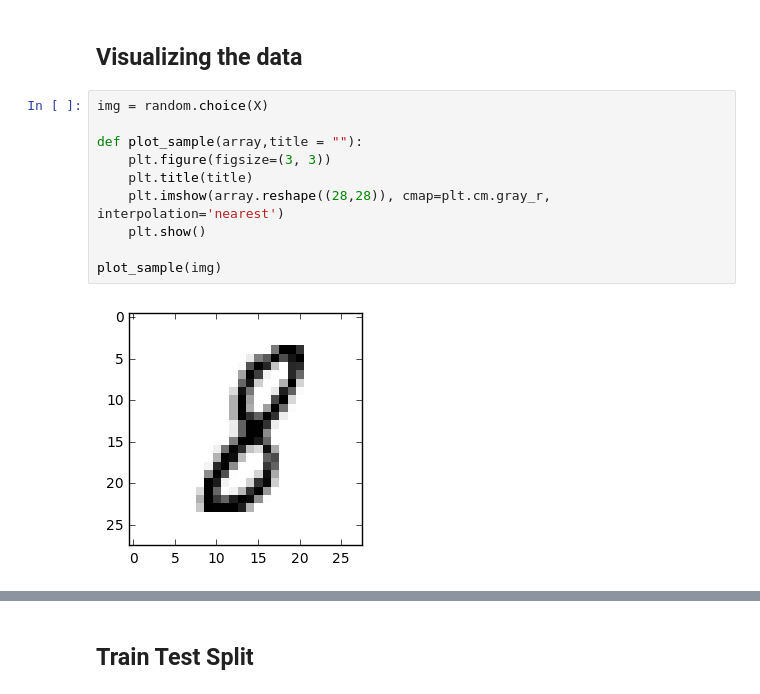
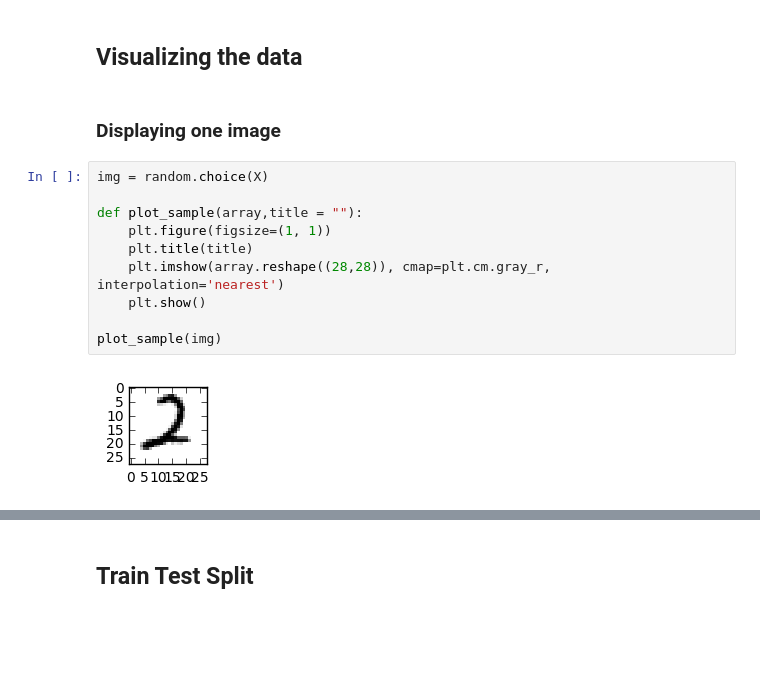
Before and after one commit to TheoLvs/machine-learning, a Jupyter notebook: 1. Computer Vision/2. MNIST Recognition.ipynb, the cells around one changed output, grey strips where cells are left out. Drawn from its saved outputs; the diff is of its cells as text; blank space fills up the shorter version.

```diff
--- a/1. Computer Vision/2. MNIST Recognition.ipynb
+++ b/1. Computer Vision/2. MNIST Recognition.ipynb
@@ -73,15 +73,17 @@ titles[:20]
 array([7, 3, 4, 6, 1, 8, 1, 0, 9, 8, 0, 3, 1, 2, 7, 0, 2, 9, 6, 0])
 # %% [markdown]
 ## Visualizing the data
+# %% [markdown]
+### Displaying one image
 # %%
 img = random.choice(X)
 
 def plot_sample(array,title = ""):
-    plt.figure(figsize=(3, 3))
+    plt.figure(figsize=(1, 1))
     plt.title(title)
     plt.imshow(array.reshape((28,28)), cmap=plt.cm.gray_r, interpolation='nearest')
     plt.show()
 
 plot_sample(img)
 # %% [output]
-[figure, old version]
+[figure, new version]
```
Also changed, not shown: parts of 33 cells of this notebook.
